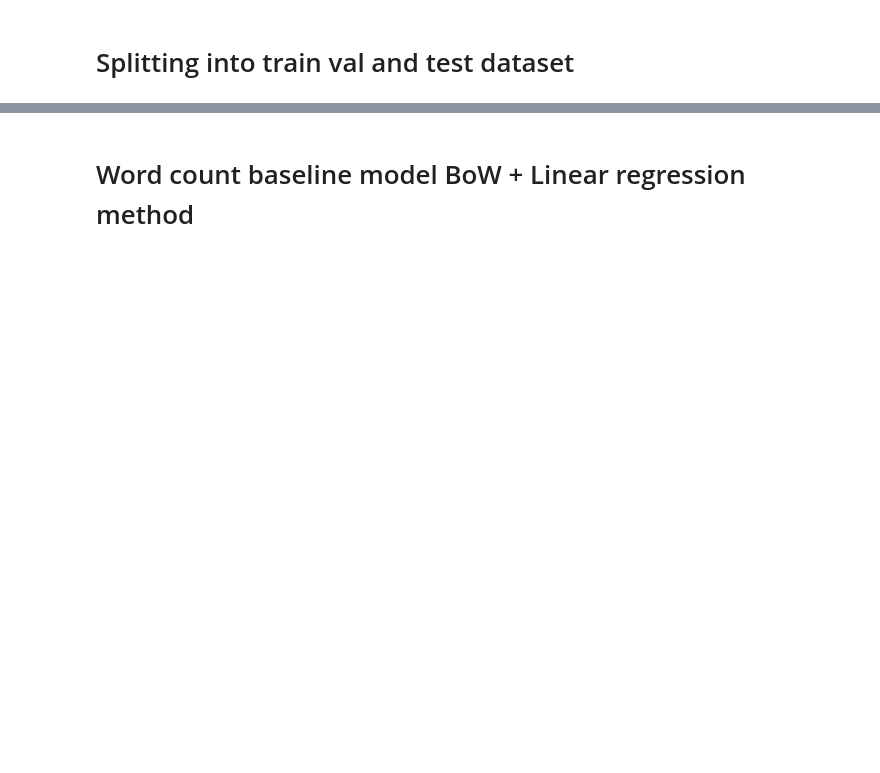
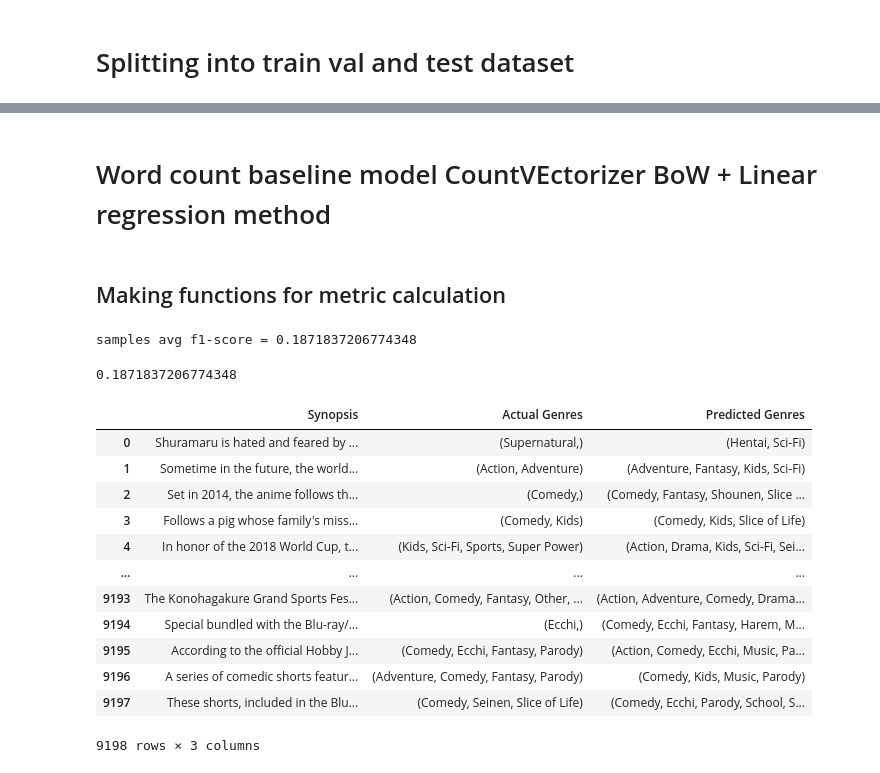
Before and after one commit to amirulzarfan2001/NLP_CW_Code, a Jupyter notebook: Anime_dataset.ipynb, the cells around one changed output, grey strips where cells are left out. Saved outputs shown, nothing was run; the diff lists cells and outputs as text; code cells hidden in the pictures; blank space fills up the shorter version.

Commit message:
Making metrics used for model performance

```diff
--- a/Anime_dataset.ipynb
+++ b/Anime_dataset.ipynb
@@ -577,2 +564,78 @@ dtype: int64
 # %% [markdown]
-# Word count baseline model BoW + Linear regression method
+# Word count baseline model CountVEctorizer BoW + Linear regression method
+# %% [markdown]
+## Making functions for metric calculation
+# %%
+#Making changes to the threshol values to see how i affects
+#Decreasing the threshold causes the F1-macro to increase
+#This may be due to it making more predictions that causes it to be more leanient and correct
+def LR_OVA_prob(xtest,threshold):
+    y_pred_prob = classifier.predict_proba(xtest)
+    t=threshold
+    y_pred_new = (y_pred_prob >= t).astype(int)
+    return y_pred_new
+
+def print_report(y_true, y_pred,avg_type,metric, target_names=mlb.classes_):
+    report=classification_report(y_true, y_pred, target_names=mlb.classes_,output_dict=True)
+    metric_val=report[avg_type][metric]
+    print(avg_type,metric,"=",metric_val)
+    return metric_val
+
+# y_pred_val=LR_OVA_prob(X_val,0.5)
+# print_report(y_val,y_pred_val,"samples avg","f1-score")
+
+
+# # predict probabilities
+# y_pred_prob = classifier.predict_proba(X_test)
+# t = 0.6 # threshold value
+# y_pred_new = (y_pred_prob >= t).astype(int)
+# #print(y_pred_new)
+# report = classification_report(y_test, y_pred_new, target_names=mlb.classes_,output_dict=True)
+# macro_f1 = report['macro avg']['f1-score']
+# print("Macro F1-score:", macro_f1)
+# %% [output]
+samples avg f1-score = 0.1871837206774348
+0.1871837206774348
+# %%
+# Convert predictions and ground truth from binary to label format
+
+def result_table(y_true,y_pred,df):
+    actual_genres = mlb.inverse_transform(y_true)
+    predicted_genres = mlb.inverse_transform(y_pred)
+    # Create a new DataFrame to display results
+    results_df = pd.DataFrame({
+    'Synopsis': df['synopsis'],
+    'Actual Genres': actual_genres,
+    'Predicted Genres': predicted_genres
+    })
+    return results_df
+
+# result_table(y_test,y_pred_test,df_test)
+# result_table(y_train,y_pred_train,df_train)
+
+# actual_genres = mlb.inverse_transform(y_test)
+# predicted_genres = mlb.inverse_transform(y_pred_test)
+
+# # Create a new DataFrame to display results
+# results_df = pd.DataFrame({
+#     'Synopsis': df_test['synopsis'],
+#     'Actual Genres': actual_genres,
+#     'Predicted Genres': predicted_genres
+# })
+
+# # Optional: visually inspect the first few rows
+# results_df
+# %% [output]
+|  | Synopsis | Actual Genres | Predicted Genres |
+| 0 | Shuramaru is hated and feared by ... | (Supernatural,) | (Hentai, Sci-Fi) |
+| 1 | Sometime in the future, the world... | (Action, Adventure) | (Adventure, Fantasy, Kids, Sci-Fi) |
+| 2 | Set in 2014, the anime follows th... | (Comedy,) | (Comedy, Fantasy, Shounen, Slice ... |
+| 3 | Follows a pig whose family's miss... | (Comedy, Kids) | (Comedy, Kids, Slice of Life) |
+| 4 | In honor of the 2018 World Cup, t... | (Kids, Sci-Fi, Sports, Super Power) | (Action, Drama, Kids, Sci-Fi, Sei... |
+| ... | ... | ... | ... |
+| 9193 | The Konohagakure Grand Sports Fes... | (Action, Comedy, Fantasy, Other, ... | (Action, Adventure, Comedy, Drama... |
+| 9194 | Special bundled with the Blu-ray/... | (Ecchi,) | (Comedy, Ecchi, Fantasy, Harem, M... |
+| 9195 | According to the official Hobby J... | (Comedy, Ecchi, Fantasy, Parody) | (Action, Comedy, Ecchi, Music, Pa... |
+| 9196 | A series of comedic shorts featur... | (Adventure, Comedy, Fantasy, Parody) | (Comedy, Kids, Music, Parody) |
+| 9197 | These shorts, included in the Blu... | (Comedy, Seinen, Slice of Life) | (Comedy, Ecchi, Parody, School, S... |
+9198 rows × 3 columns
```
Also changed, not shown: parts of 12 cells of this notebook, 1 other file.
